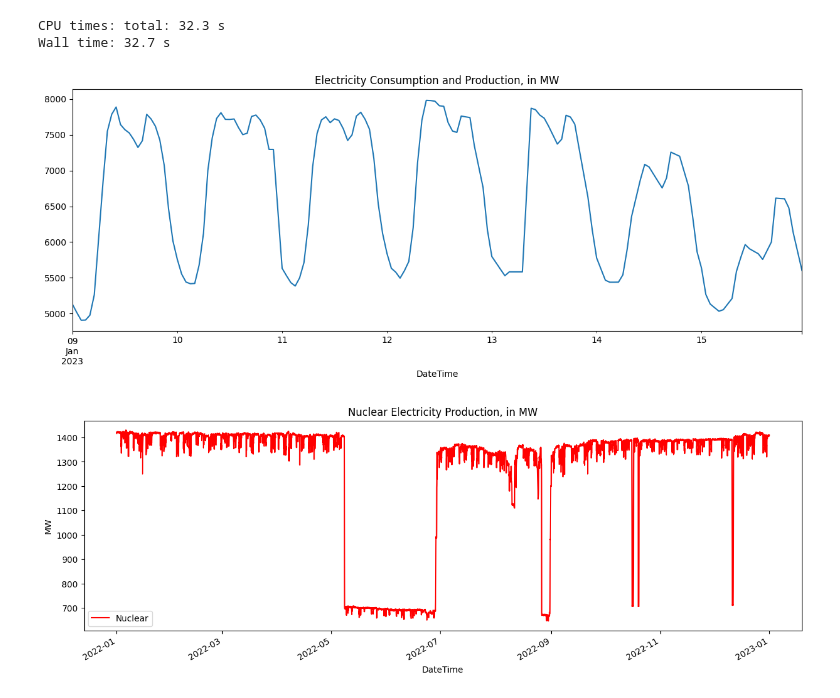
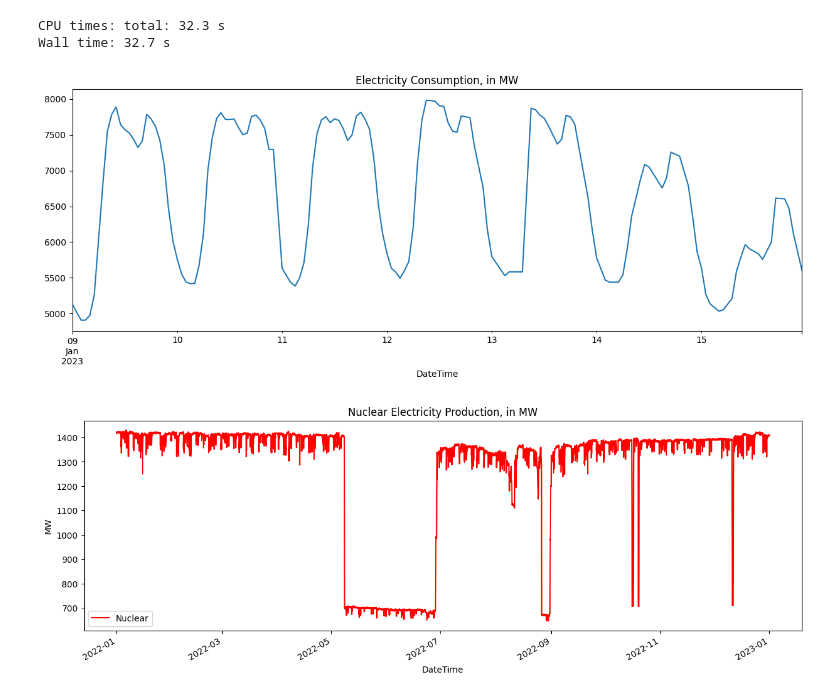
Before and after one commit to sokunmin/kaggle-practice, a Jupyter notebook: electrity_consumption.ipynb, the cells around one changed output. Cells and saved outputs as stored; diff of their text form; code cells hidden in the pictures.

```diff
--- a/electrity_consumption.ipynb
+++ b/electrity_consumption.ipynb
@@ -116,11 +116,11 @@ CPU times: total: 32.3 s
 Wall time: 32.7 s
 # %%
 df['2023-01-09 00:00:00' : '2023-01-15 23:59:59']['Consumption'].plot(
-    style='-', figsize=(15, 5), title='Electricity Consumption and Production, in MW'
+    style='-', figsize=(15, 5), title='Electricity Consumption, in MW'
 )
 plt.show()
 # %% [output]
-[figure, old version]
+[figure, new version]
 # %%
 df_year = df['2022-01-01 00:00:00' : '2022-12-31 23:59:59']
 production_types = ['Nuclear', 'Wind', 'Hydroelectric', 'Oil and Gas', 'Coal', 'Solar', 'Biomass']
```
Also changed, not shown: parts of 7 cells of this notebook, 6 other files.
